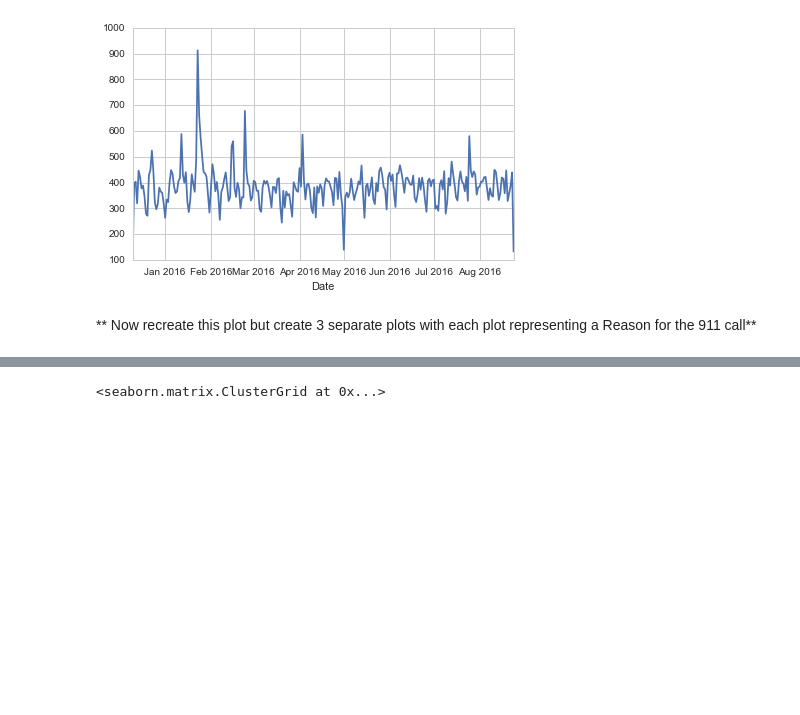
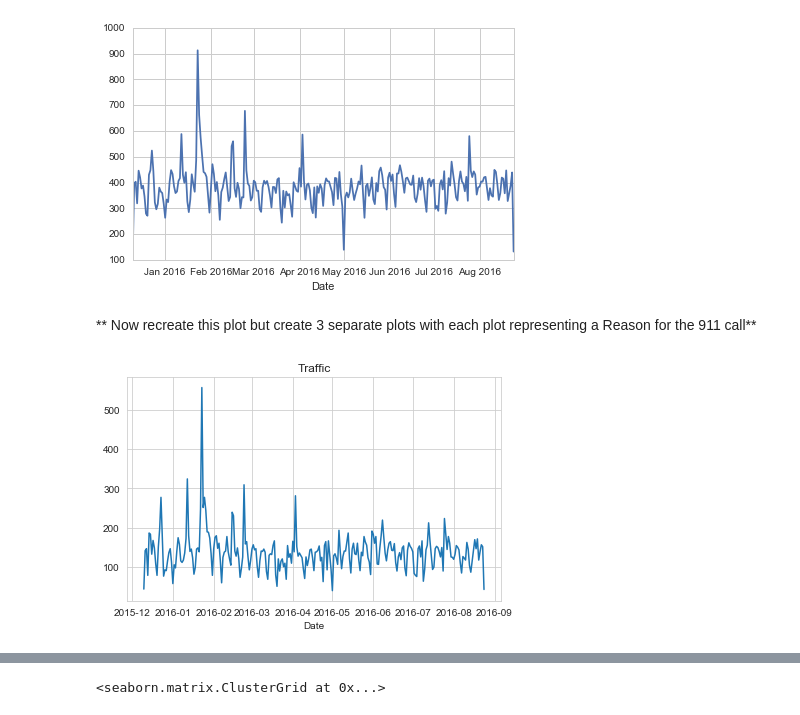
Before and after one commit to douglas-thoms/Udemy, a Jupyter notebook: Refactored_Py_DS_ML_Bootcamp-master/Completed/Data Capstone/01-911 Calls Data Capstone Project.ipynb, the cells around one changed output, grey strips where cells are left out. Cells and saved outputs as stored; diff of their text form; code cells hidden in the pictures; blank space fills up the shorter version.

```diff
--- a/Refactored_Py_DS_ML_Bootcamp-master/Completed/Data Capstone/01-911 Calls Data Capstone Project.ipynb
+++ b/Refactored_Py_DS_ML_Bootcamp-master/Completed/Data Capstone/01-911 Calls Data Capstone Project.ipynb
@@ -300,3 +316,9 @@ sns.lmplot(x='Month',y='lat',data=byMonth.reset_index())
 [figure]
 # %% [markdown]
 ** Now recreate this plot but create 3 separate plots with each plot representing a Reason for the 911 call**
+# %%
+df[df.Reason == 'Traffic'].groupby(by='Date').count()['twp'].plot()
+plt.title('Traffic')
+plt.tight_layout()
+# %% [output]
+[figure, added]
```
Also changed, not shown: parts of 37 cells of this notebook.
